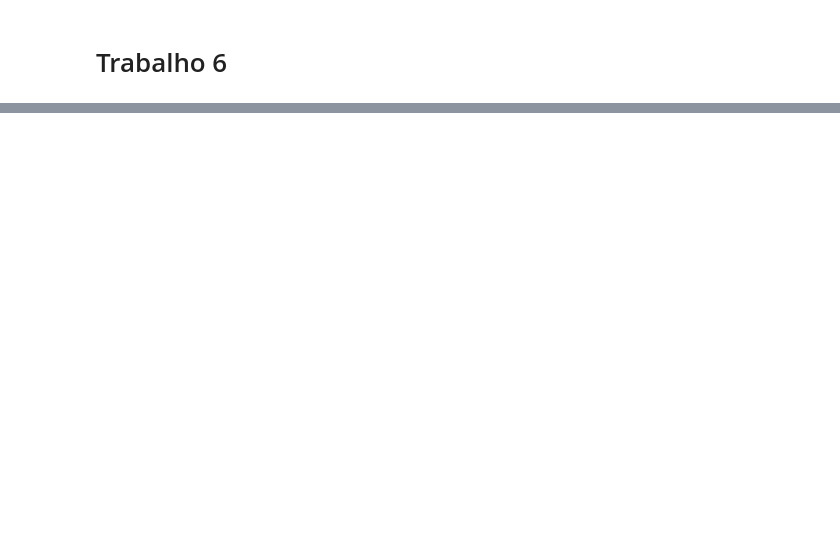
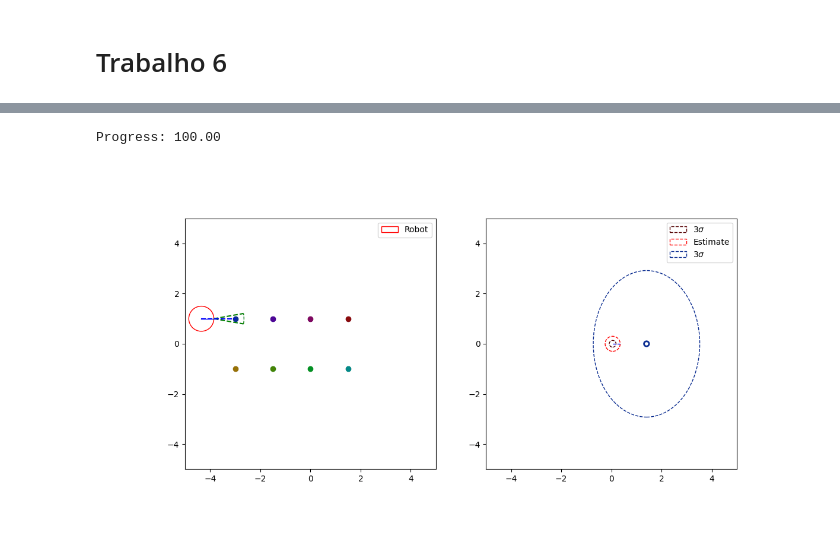
Before and after one commit to jtu-hub/UFRJ-COE-841, a Jupyter notebook: trabalho6/trabalho6.ipynb, the cells around one changed output, grey strips where cells are left out. Saved outputs shown, nothing was run; the diff lists cells and outputs as text; code cells hidden in the pictures; blank space fills up the shorter version.

Commit message:
rewrite EKF, now working properly(?) TODO proper animations, maybe refactor in old architecture

```diff
--- a/trabalho6/trabalho6.ipynb
+++ b/trabalho6/trabalho6.ipynb
@@ -67,3 +107,9 @@ camera = Camera(Pose(0.5, 0, Angle(0)), field_of_veiw=fov, sensor_range=sensor_r
+# %%
+fov = Angle.from_deg(20) #[°]
+sensor_range = 1.2 #[m]
+
+#define robot's sensor
+camera = Camera(Pose(0.5, 0., Angle.from_deg(0)), field_of_veiw=fov, sensor_range=sensor_range, robot_pose=x0)
 # %%
 #define the robot
 robot = Robot(
@@ -72,3 +118,6 @@ robot = Robot(
         camera
     ],
 )
+# %%
+ekf = EKFSlamKnownCorrespondences(n_landmarks)
+print(ekf.sigma)
@@ -75 +144,71 @@ robot = Robot(
+# %%
+
+animation_time = 5 #[s]
+measurement_frequency = 1#1 / 3 #[Hz]
+
+n_frames = int(animation_time / dt)
+trajectory = generateConstantVelocityTrajectory(n_frames, 0.5, -np.pi / 5, dt)
+trajectory_a = generateConstantVelocityTrajectory(int(5 / dt), 0.5, 0., dt)
+trajectory_b = generateConstantVelocityTrajectory(int(5 / dt), 0.5, -np.pi / 5, dt)
+trajectory_c = generateConstantVelocityTrajectory(int(5 / dt), 0.5, 0., dt)
+trajectory_d = generateConstantVelocityTrajectory(int(5 / dt), 0.5, -np.pi / 5, dt)
+trajectory_e = generateConstantVelocityTrajectory(int(5 / dt), 0.5, 0., dt)
+trajectory = [*trajectory_a, *trajectory_b, *trajectory_c, *trajectory_d, *trajectory_e]
+n_frames = len(trajectory)
+animation_time = n_frames * dt
+applied_controls = []
+
+fig, (ax1, ax2) = plt.subplots(1, 2, figsize=(12, 6))
+
+env.draw(ax1)
+ax1.set_aspect('equal', adjustable='box')
+ax1.set_title("Robot with Measurements w.r.t. the Groundtruth")
+ax1.set_xlabel("$x$ [m]")
+ax1.set_ylabel("$y$ [m]")
+
+ax2.set_title("Occupancy Grid")
+ax2.set_xlabel("$x$ [m]")
+ax2.set_ylabel("$y$ [m]")
+#update function for animation
+sampling_intervall = 1 / measurement_frequency #[s]
+time_since_last_measurement = 0 #[s]
+last_position_estimate = x0
+def update(frame):
+    global applied_controls, sampling_intervall, time_since_last_measurement
+    ax2.clear()
+    ax1.clear()
+
+    u = trajectory[frame]
+    u_eff = robot.applyControl(u)
+    applied_controls.append(u_eff)
+
+#    if time_since_last_measurement >= sampling_intervall:
+#        time_since_last_measurement = 0
+#        robot.measure(env,detection_noise=False)
+#    else:
+#        time_since_last_measurement += dt
+
+    robot.measure(env,detection_noise=False)
+    detected_features = robot.getCurrentSensorReadings()[0]
+    ekf.update(u_eff, detected_features if detected_features is None else detected_features['features'])
+    env.draw(ax1)
+    robot.draw(ax1, r = 0.5, draw_sensors=True)
+    ekf.draw(ax2, env.colors)
+    #env.draw(ax2)
+    ax2.set_xlim(x_lims[0], x_lims[1])
+    ax2.set_ylim(y_lims[0], y_lims[1])
+    ax2.set_aspect('equal', adjustable='box')
+    print(f"Progress: {((frame / (n_frames - 1)) * 100):.2f}", end="\r")
+
+ani = FuncAnimation(fig, update, frames=np.arange(0, n_frames), interval=dt * 1000)
+
+gif_path = 'img/sim0.gif'
+ani.save(gif_path, writer='pillow', fps=20)
+
+plt.close(fig)
+
+display(Image(filename=gif_path))
+# %% [output]
+Progress: 100.00
+[figure, added]
 # %%
```
Also changed, not shown: parts of 9 cells of this notebook, 8 other files.
